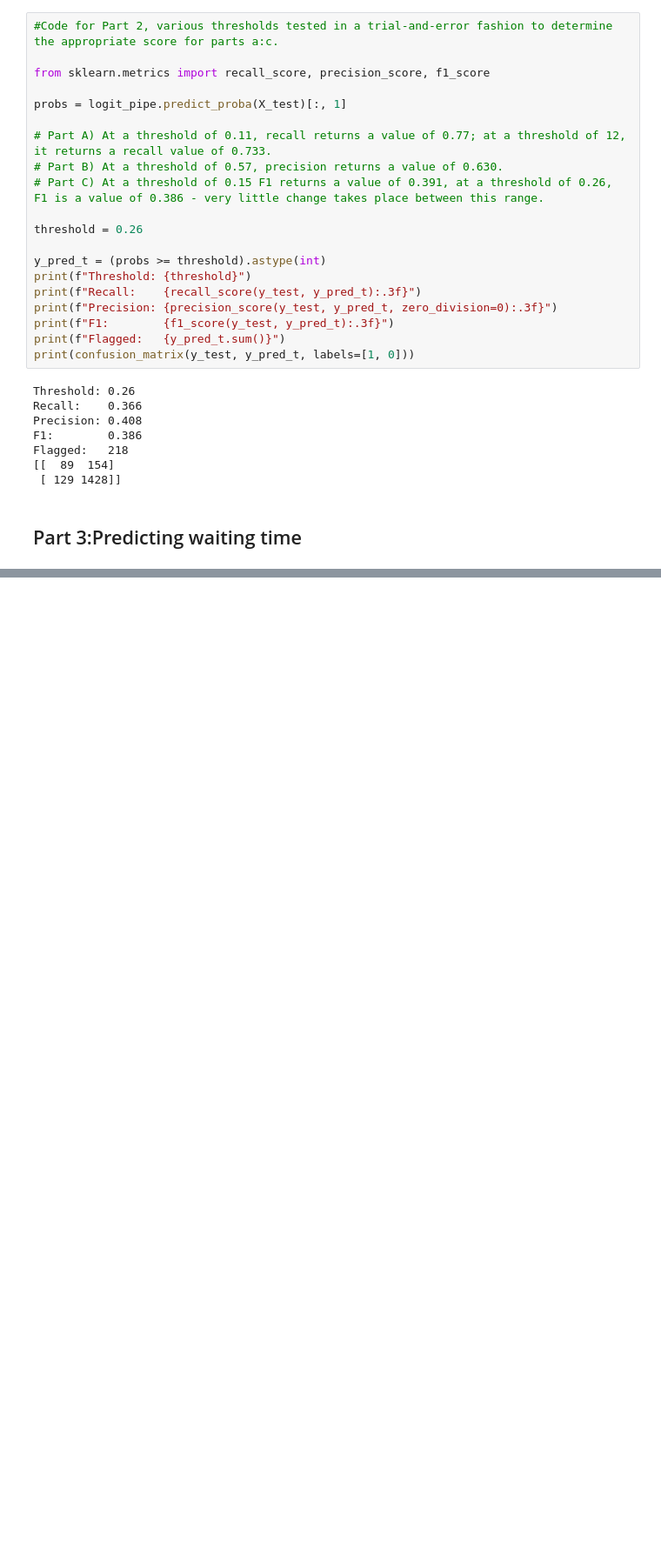
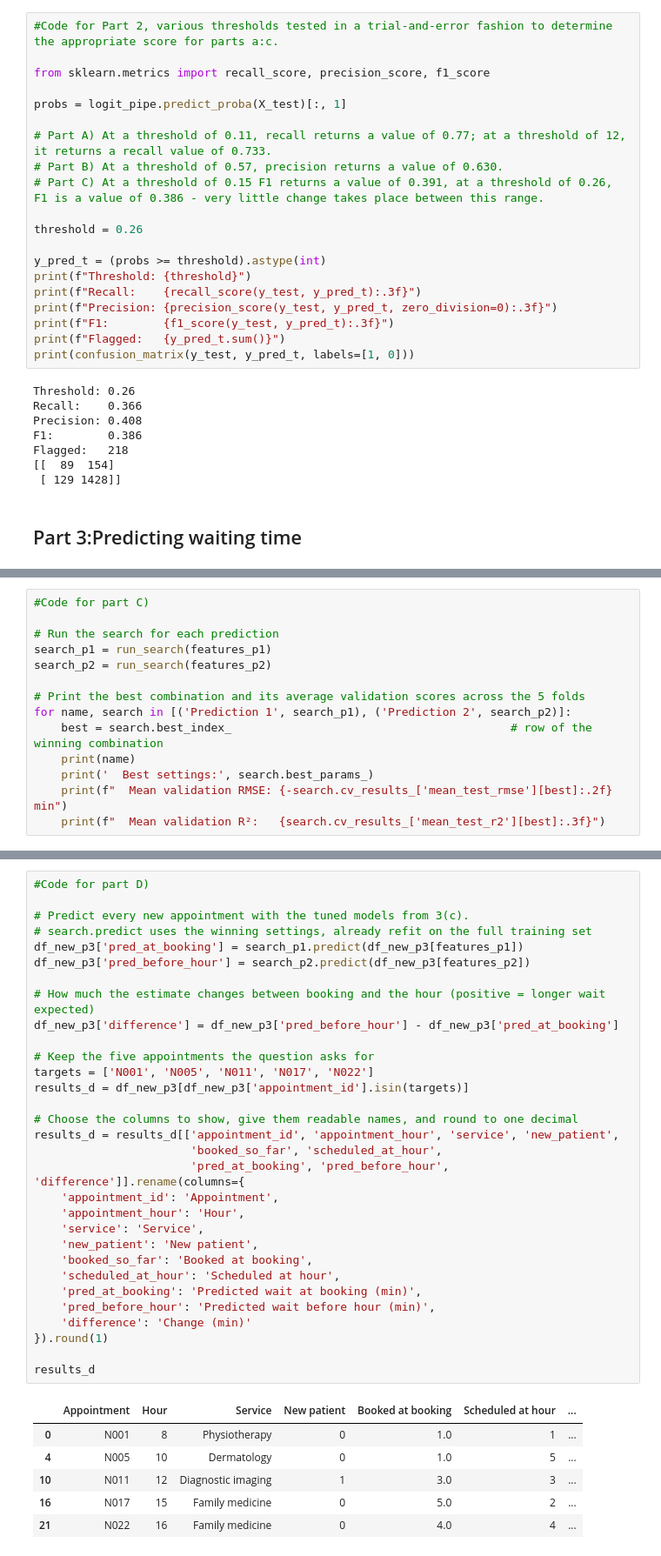
Before and after one commit to iviartin/O712-Assignment3, a Jupyter notebook: Assignment3Ramirez.ipynb, the cells around one changed output, grey strips where cells are left out. Shown at 87% size. Saved outputs shown, nothing was run; the diff lists cells and outputs as text; blank space fills up the shorter version.

Commit message:
Part 3 C & D added

```diff
--- a/Assignment3Ramirez.ipynb
+++ b/Assignment3Ramirez.ipynb
@@ -305,0 +366,14 @@ df_wait.head(5)
+# %%
+#Code for part C)
+
+# Run the search for each prediction
+search_p1 = run_search(features_p1)
+search_p2 = run_search(features_p2)
+
+# Print the best combination and its average validation scores across the 5 folds
+for name, search in [('Prediction 1', search_p1), ('Prediction 2', search_p2)]:
+    best = search.best_index_                                         # row of the winning combination
+    print(name)
+    print('  Best settings:', search.best_params_)
+    print(f"  Mean validation RMSE: {-search.cv_results_['mean_test_rmse'][best]:.2f} min")
+    print(f"  Mean validation R²:   {search.cv_results_['mean_test_r2'][best]:.3f}")
@@ -305,0 +410,38 @@ df_wait.head(5)
+# %%
+#Code for part D)
+
+# Predict every new appointment with the tuned models from 3(c).
+# search.predict uses the winning settings, already refit on the full training set
+df_new_p3['pred_at_booking'] = search_p1.predict(df_new_p3[features_p1])
+df_new_p3['pred_before_hour'] = search_p2.predict(df_new_p3[features_p2])
+
+# How much the estimate changes between booking and the hour (positive = longer wait expected)
+df_new_p3['difference'] = df_new_p3['pred_before_hour'] - df_new_p3['pred_at_booking']
+
+# Keep the five appointments the question asks for
+targets = ['N001', 'N005', 'N011', 'N017', 'N022']
+results_d = df_new_p3[df_new_p3['appointment_id'].isin(targets)]
+
+# Choose the columns to show, give them readable names, and round to one decimal
+results_d = results_d[['appointment_id', 'appointment_hour', 'service', 'new_patient',
+                       'booked_so_far', 'scheduled_at_hour',
+                       'pred_at_booking', 'pred_before_hour', 'difference']].rename(columns={
+    'appointment_id': 'Appointment',
+    'appointment_hour': 'Hour',
+    'service': 'Service',
+    'new_patient': 'New patient',
+    'booked_so_far': 'Booked at booking',
+    'scheduled_at_hour': 'Scheduled at hour',
+    'pred_at_booking': 'Predicted wait at booking (min)',
+    'pred_before_hour': 'Predicted wait before hour (min)',
+    'difference': 'Change (min)'
+}).round(1)
+
+results_d
+# %% [output]
+|  | Appointment | Hour | Service | New patient | Booked at booking | Scheduled at hour | ... |
+| 0 | N001 | 8 | Physiotherapy | 0 | 1.0 | 1 | ... |
+| 4 | N005 | 10 | Dermatology | 0 | 1.0 | 5 | ... |
+| 10 | N011 | 12 | Diagnostic imaging | 1 | 3.0 | 3 | ... |
+| 16 | N017 | 15 | Family medicine | 0 | 5.0 | 2 | ... |
+| 21 | N022 | 16 | Family medicine | 0 | 4.0 | 4 | ... |
```
Also changed, not shown: parts of 9 cells of this notebook.
